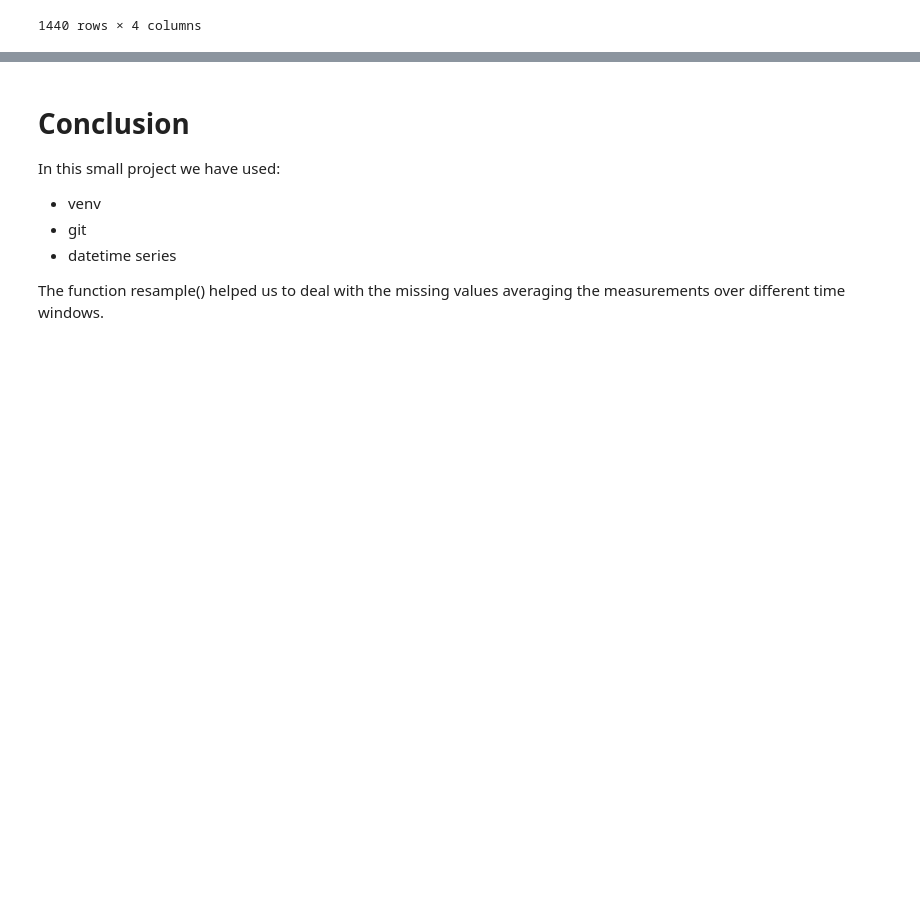
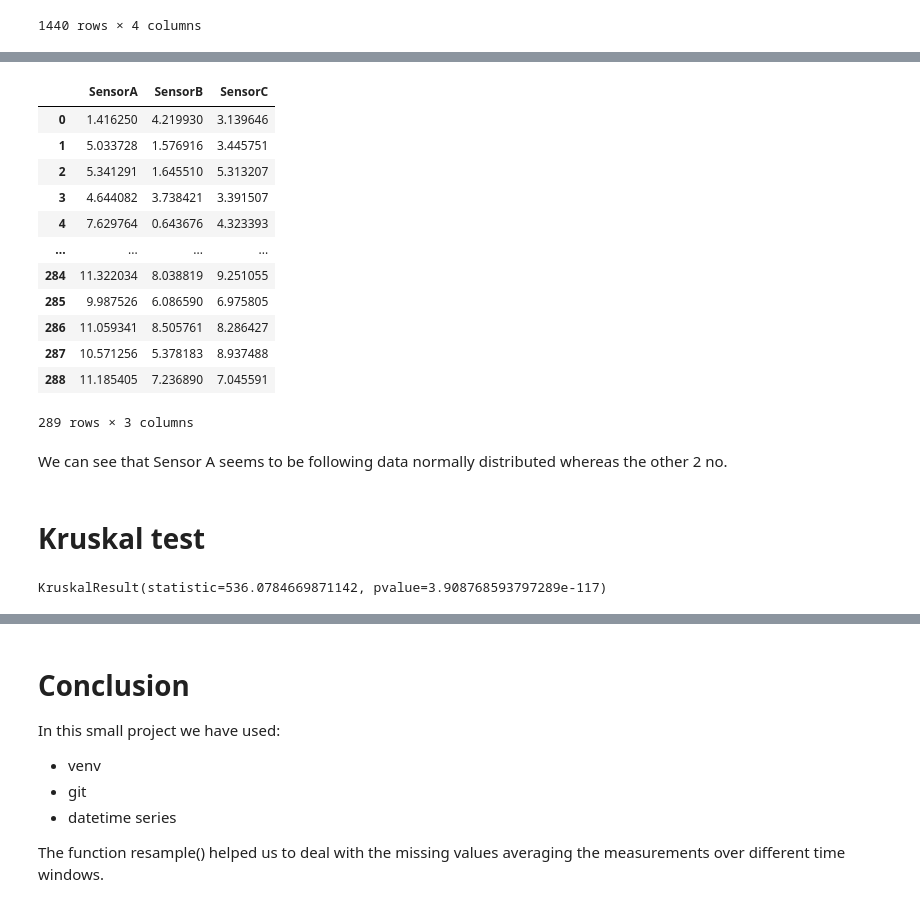
Before and after one commit to bibi643/Time_series_Project1, a Jupyter notebook: sensor_data.ipynb, the cells around one changed output, grey strips where cells are left out. Cells and saved outputs as stored; diff of their text form; code cells hidden in the pictures; blank space fills up the shorter version.

Commit message:
stat analysis

```diff
--- a/sensor_data.ipynb
+++ b/sensor_data.ipynb
@@ -235,0 +274,17 @@ fig4.show()
+# %%
+hist_data= df_res.reset_index().drop(labels='time',axis=1)
+hist_data
+# %% [output]
+|  | SensorA | SensorB | SensorC |
+| 0 | 1.416250 | 4.219930 | 3.139646 |
+| 1 | 5.033728 | 1.576916 | 3.445751 |
+| 2 | 5.341291 | 1.645510 | 5.313207 |
+| 3 | 4.644082 | 3.738421 | 3.391507 |
+| 4 | 7.629764 | 0.643676 | 4.323393 |
+| ... | ... | ... | ... |
+| 284 | 11.322034 | 8.038819 | 9.251055 |
+| 285 | 9.987526 | 6.086590 | 6.975805 |
+| 286 | 11.059341 | 8.505761 | 8.286427 |
+| 287 | 10.571256 | 5.378183 | 8.937488 |
+| 288 | 11.185405 | 7.236890 | 7.045591 |
+289 rows × 3 columns
@@ -235,0 +297,12 @@ fig4.show()
+# %% [markdown]
+We can see that Sensor A seems to be following data normally distributed whereas the other 2 no.
+# %% [markdown]
+# Kruskal test
+# %%
+from scipy import stats
+data1= list(hist_data['SensorA'])
+data2=list(hist_data['SensorB'])
+data3=list(hist_data['SensorC'])
+stats.kruskal(data1,data2,data3)
+# %% [output]
+KruskalResult(statistic=536.0784669871142, pvalue=3.908768593797289e-117)
```
Also changed, not shown: parts of 14 cells of this notebook, 1 other file.
